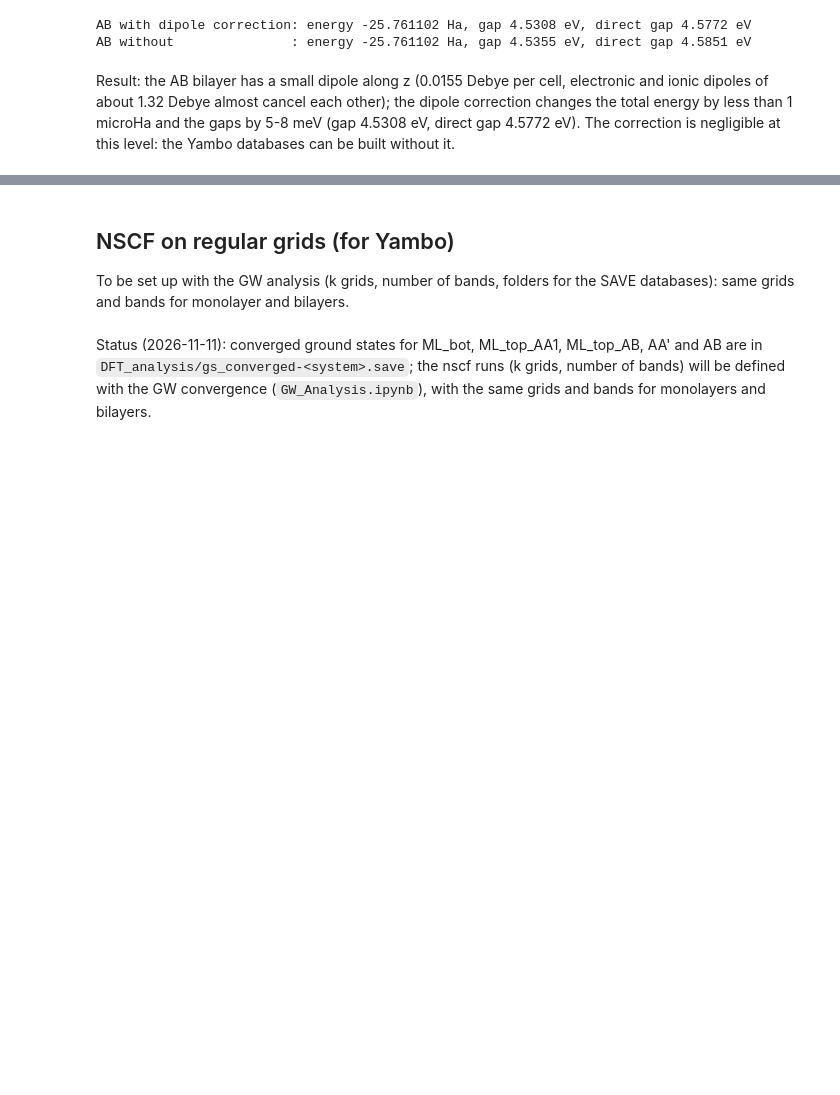
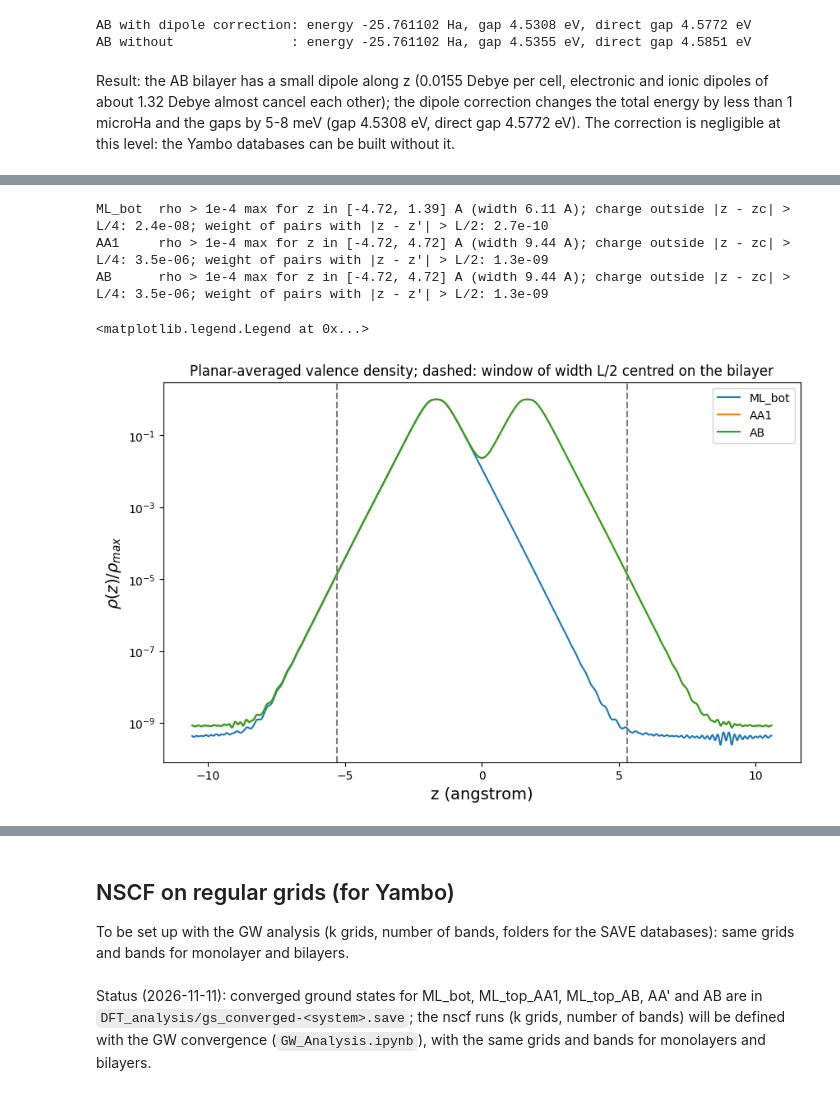
Before and after one commit to marcodalessandro76/2d-layer-substrate-effective-screening, a Jupyter notebook: hBN_bilayer/DFT_Analysis.ipynb, the cells around one changed output, grey strips where cells are left out. Saved outputs shown, nothing was run; the diff lists cells and outputs as text; code cells hidden in the pictures; blank space fills up the shorter version.

```diff
--- a/hBN_bilayer/DFT_Analysis.ipynb
+++ b/hBN_bilayer/DFT_Analysis.ipynb
@@ -677,0 +685,41 @@ databases can be built without it.
+# %%
+def read_records(fname):
+    # Fortran sequential records of a QE binary file
+    b = open(fname, 'rb').read(); i = 0; out = []
+    while i < len(b):
+        n = np.frombuffer(b[i:i+4], np.int32)[0]; out.append(b[i+4:i+4+n]); i += 8 + n
+    return out
+
+def planar_density(save_dir, L_bohr, nz=2000):
+    # rho(z) averaged over the plane (z in angstrom, from -L/2 to L/2), from the G_par = 0 components of rho(G)
+    r = read_records(os.path.join(save_dir, 'charge-density.dat'))
+    gamma_only, ngm, nspin = np.frombuffer(r[0], np.int32)[:3]
+    mill = np.frombuffer(r[2], np.int32).reshape(ngm, 3)
+    rhog = np.frombuffer(r[3], np.complex128)
+    sel = (mill[:, 0] == 0) & (mill[:, 1] == 0)
+    z = np.linspace(-L_bohr/2, L_bohr/2, nz, endpoint=False)
+    rz = np.real(np.exp(2j*np.pi*np.outer(z, mill[sel, 2])/L_bohr) @ rhog[sel])
+    return z*Const.Bohr_to_Angstrom, rz
+
+Lz = c_conv*Const.Bohr_to_Angstrom
+fig, ax = plt.subplots(figsize=(10, 6))
+for s in ['ML_bot', 'AA1', 'AB']:
+    z, rz = planar_density('%s/gs_converged-%s.save' % (run_dir, s), c_conv)
+    w = np.clip(rz, 0, None); w /= w.sum(); zc = (w*z).sum()
+    zz = (z - zc + Lz/2) % Lz - Lz/2                      # cell centred on the system
+    dz = np.abs(zz[:, None] - zz[None, :])
+    pairs = np.outer(w, w)[dz > Lz/2].sum()
+    m = rz > 1e-4*rz.max()
+    print("%-7s rho > 1e-4 max for z in [%.2f, %.2f] A (width %.2f A); charge outside |z - zc| > L/4: %.1e;"
+          " weight of pairs with |z - z'| > L/2: %.1e" % (s, z[m].min(), z[m].max(), z[m].max() - z[m].min(),
+                                                       w[np.abs(z - zc) > Lz/4].sum(), pairs))
+    ax.semilogy(z, np.clip(rz/rz.max(), 1e-12, None), label=s)
+for x in [-Lz/4, Lz/4]: ax.axvline(x, color='gray', ls='--')
+ax.set_xlabel('z (angstrom)', size=14); ax.set_ylabel(r'$\rho(z)/\rho_{max}$', size=14)
+ax.set_title('Planar-averaged valence density; dashed: window of width L/2 centred on the bilayer'); ax.legend()
+# %% [output]
+ML_bot  rho > 1e-4 max for z in [-4.72, 1.39] A (width 6.11 A); charge outside |z - zc| > L/4: 2.4e-08; weight of pairs with |z - z'| > L/2: 2.7e-10
+AA1     rho > 1e-4 max for z in [-4.72, 4.72] A (width 9.44 A); charge outside |z - zc| > L/4: 3.5e-06; weight of pairs with |z - z'| > L/2: 1.3e-09
+AB      rho > 1e-4 max for z in [-4.72, 4.72] A (width 9.44 A); charge outside |z - zc| > L/4: 3.5e-06; weight of pairs with |z - z'| > L/2: 1.3e-09
+<matplotlib.legend.Legend at 0x...>
+[figure, added]
```
Also changed, not shown: parts of 6 cells of this notebook, 2 other files.
